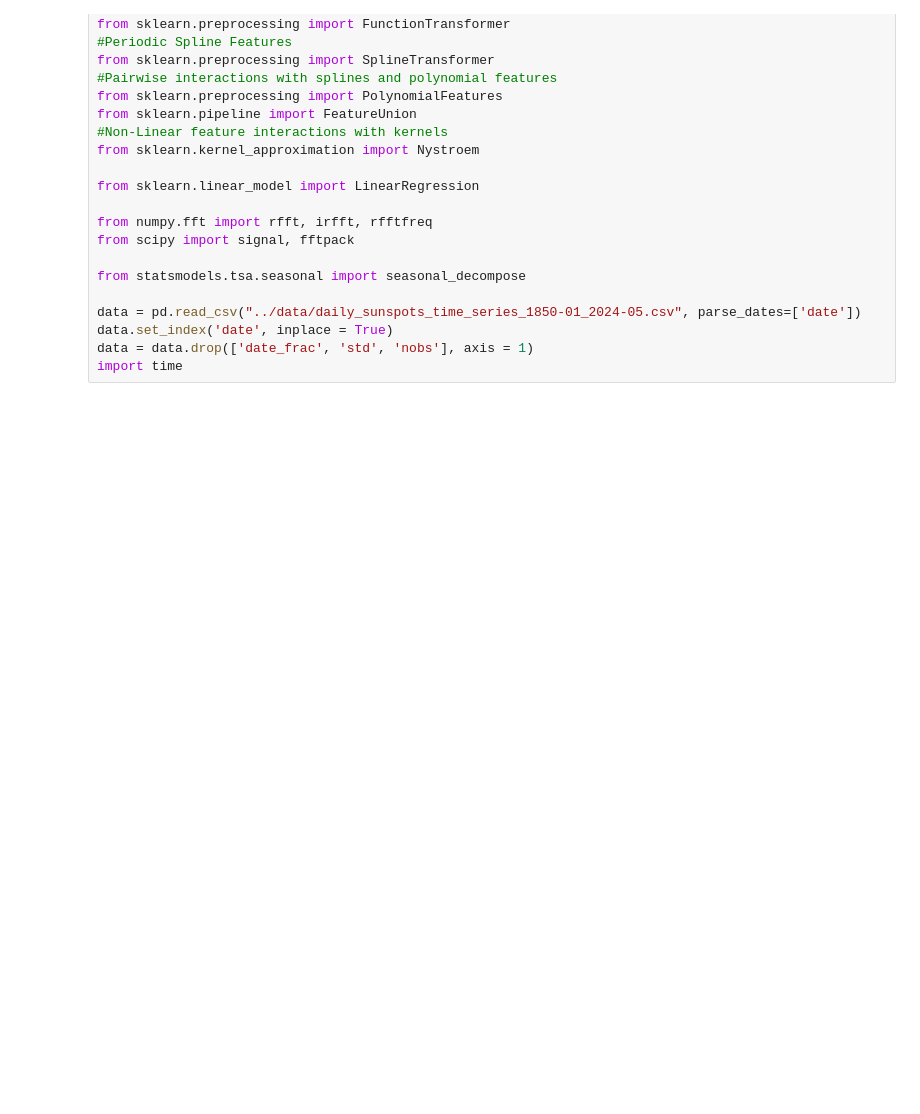
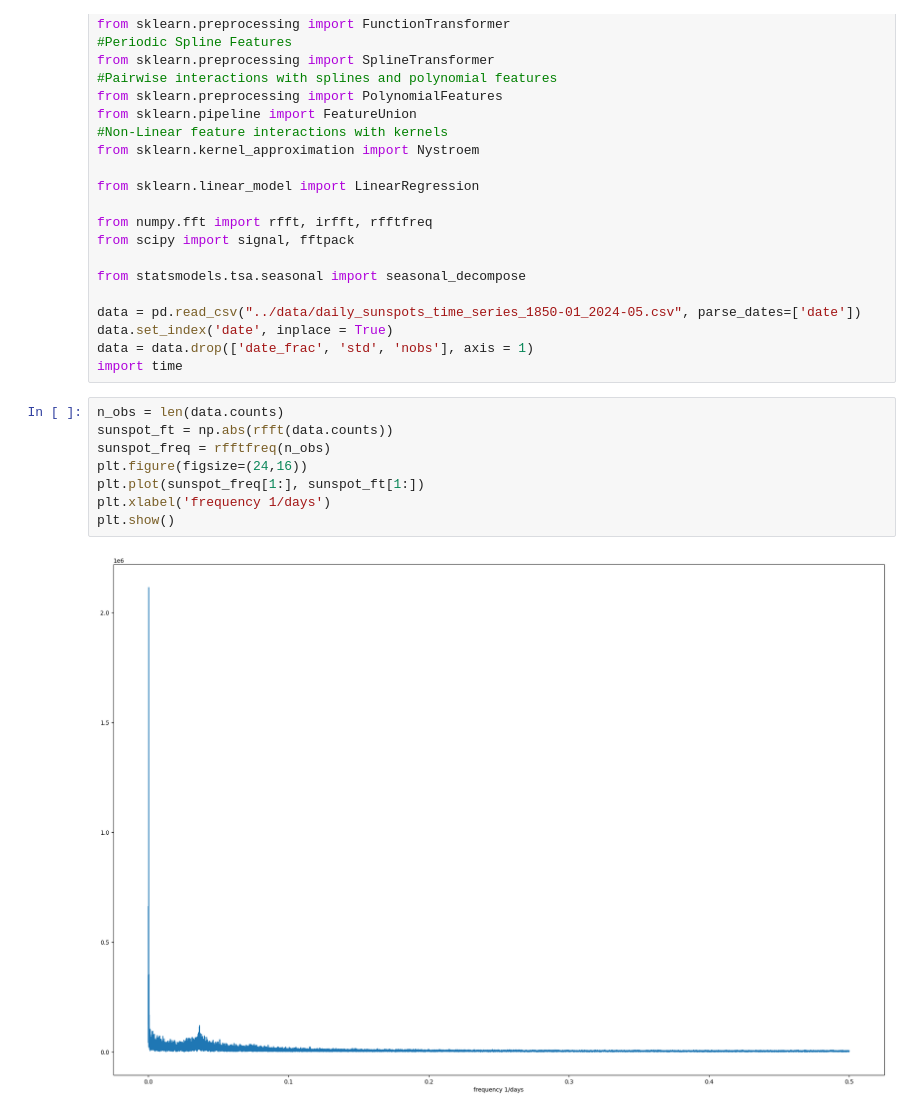
Before and after one commit to dharmateja-masetty/ConvolutionalTimeTravellers, a Jupyter notebook: notebooks/TS_clean.ipynb, the cells around one changed output. Cells and saved outputs as stored; diff of their text form; blank space fills up the shorter version.

```diff
--- a/notebooks/TS_clean.ipynb
+++ b/notebooks/TS_clean.ipynb
@@ -43,3 +43,13 @@ data = pd.read_csv("../data/daily_sunspots_time_series_1850-01_2024-05.csv", par
 data.set_index('date', inplace = True)
 data = data.drop(['date_frac', 'std', 'nobs'], axis = 1)
 import time
+# %%
+n_obs = len(data.counts)
+sunspot_ft = np.abs(rfft(data.counts))
+sunspot_freq = rfftfreq(n_obs)
+plt.figure(figsize=(24,16))
+plt.plot(sunspot_freq[1:], sunspot_ft[1:])
+plt.xlabel('frequency 1/days')
+plt.show()
+# %% [output]
+[figure, added]
```
Also changed, not shown: parts of 14 cells of this notebook.
